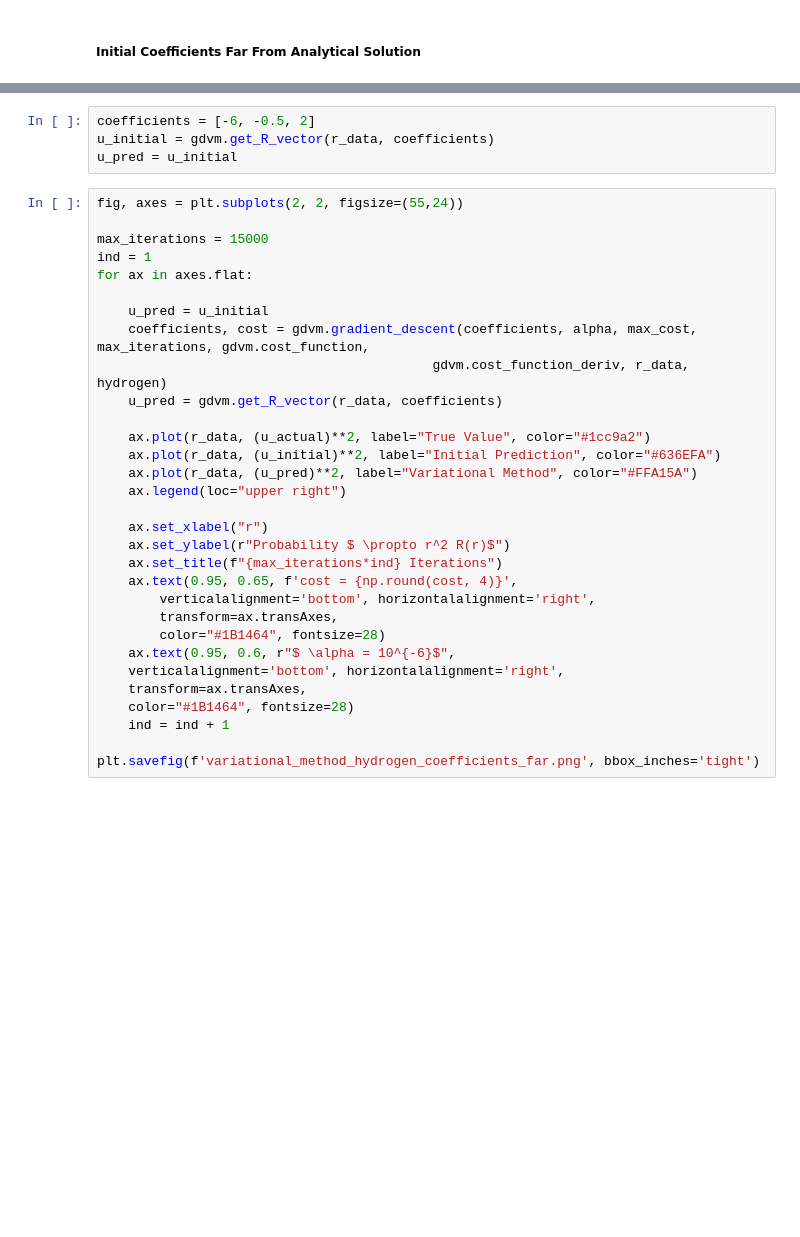
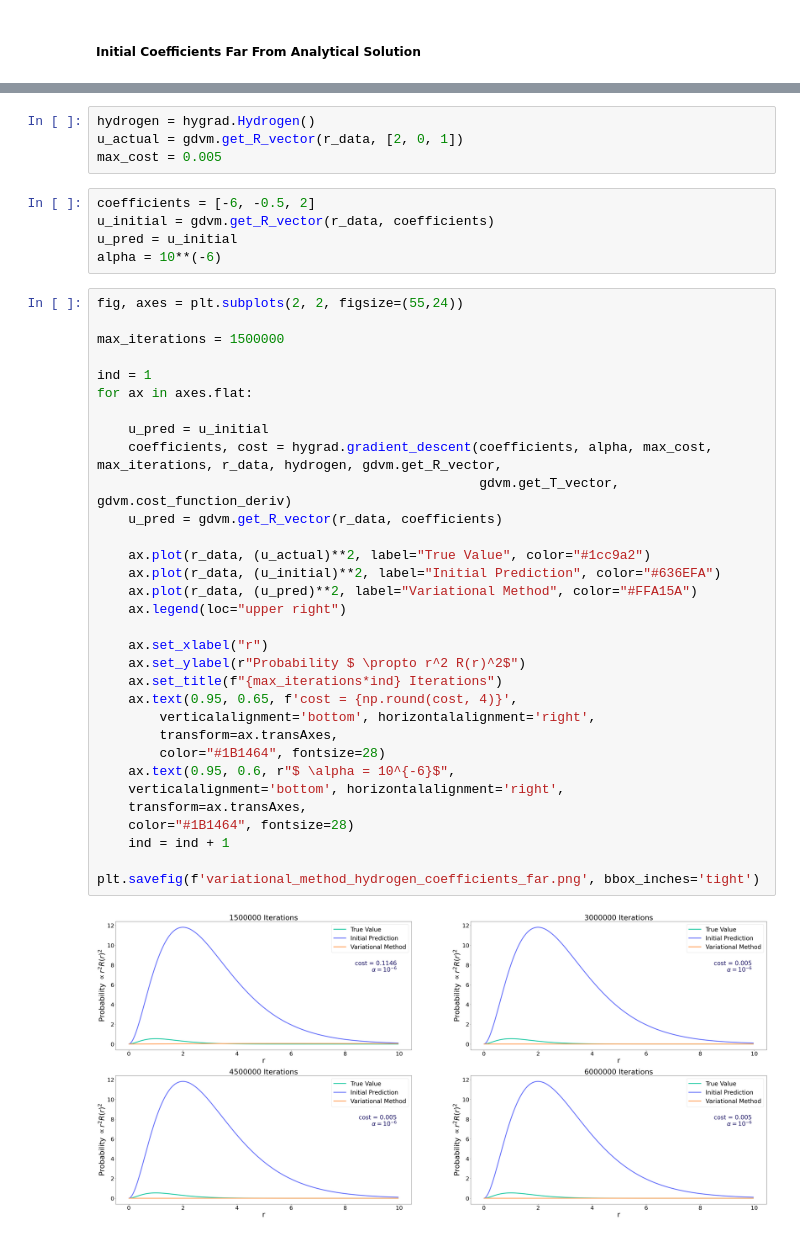
Before and after one commit to ahill187/numerical-methods-ppm, a Jupyter notebook: Hydrogen_Atom_Variational_Method.ipynb, the cells around one changed output, grey strips where cells are left out. Saved outputs shown, nothing was run; the diff lists cells and outputs as text; blank space fills up the shorter version.

```diff
--- a/Hydrogen_Atom_Variational_Method.ipynb
+++ b/Hydrogen_Atom_Variational_Method.ipynb
@@ -202,35 +209,43 @@ plt.savefig(f'variational_method_hydrogen_coefficients_close.png', bbox_inches='
+# %%
+hydrogen = hygrad.Hydrogen()
+u_actual = gdvm.get_R_vector(r_data, [2, 0, 1])
+max_cost = 0.005
 # %%
 coefficients = [-6, -0.5, 2]
 u_initial = gdvm.get_R_vector(r_data, coefficients)
 u_pred = u_initial
+alpha = 10**(-6)
 # %%
 fig, axes = plt.subplots(2, 2, figsize=(55,24))
 
-max_iterations = 15000
+max_iterations = 1500000
+
 ind = 1
 for ax in axes.flat:
 
     u_pred = u_initial
-    coefficients, cost = gdvm.gradient_descent(coefficients, alpha, max_cost, max_iterations, gdvm.cost_function,
-                                           gdvm.cost_function_deriv, r_data, hydrogen)
+    coefficients, cost = hygrad.gradient_descent(coefficients, alpha, max_cost, max_iterations, r_data, hydrogen, gdvm.get_R_vector,
+                                                 gdvm.get_T_vector, gdvm.cost_function_deriv)
     u_pred = gdvm.get_R_vector(r_data, coefficients)
 
     ax.plot(r_data, (u_actual)**2, label="True Value", color="#1cc9a2")
     ax.plot(r_data, (u_initial)**2, label="Initial Prediction", color="#636EFA")
     ax.plot(r_data, (u_pred)**2, label="Variational Method", color="#FFA15A")
     ax.legend(loc="upper right")
 
     ax.set_xlabel("r")
-    ax.set_ylabel(r"Probability $ \propto r^2 R(r)$")
+    ax.set_ylabel(r"Probability $ \propto r^2 R(r)^2$")
     ax.set_title(f"{max_iterations*ind} Iterations")
     ax.text(0.95, 0.65, f'cost = {np.round(cost, 4)}',
         verticalalignment='bottom', horizontalalignment='right',
         transform=ax.transAxes,
         color="#1B1464", fontsize=28)
     ax.text(0.95, 0.6, r"$ \alpha = 10^{-6}$",
     verticalalignment='bottom', horizontalalignment='right',
     transform=ax.transAxes,
     color="#1B1464", fontsize=28)
     ind = ind + 1
 
 plt.savefig(f'variational_method_hydrogen_coefficients_far.png', bbox_inches='tight')
+# %% [output]
+[figure, added]
```
Also changed, not shown: parts of 9 cells of this notebook, 4 other files.
